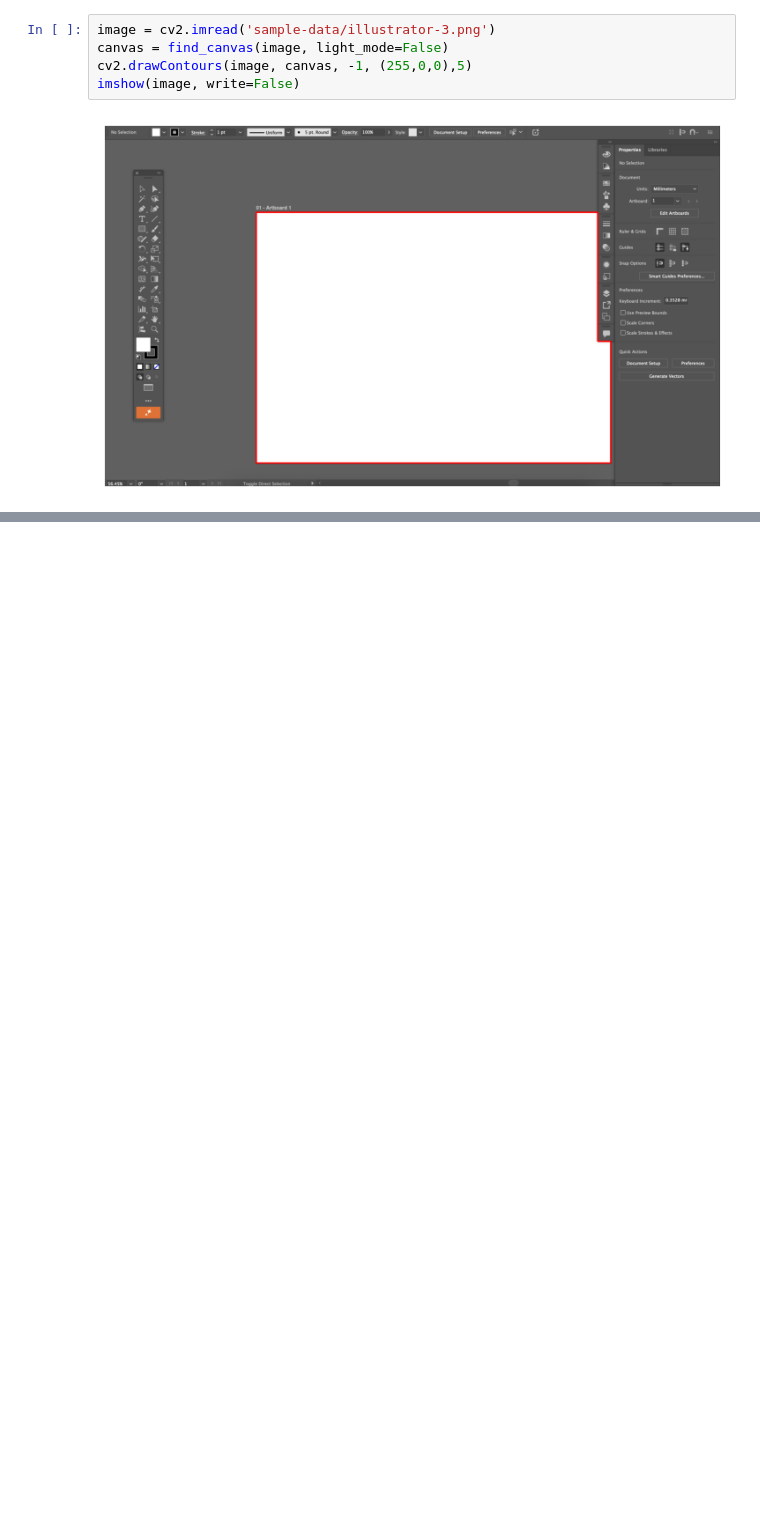
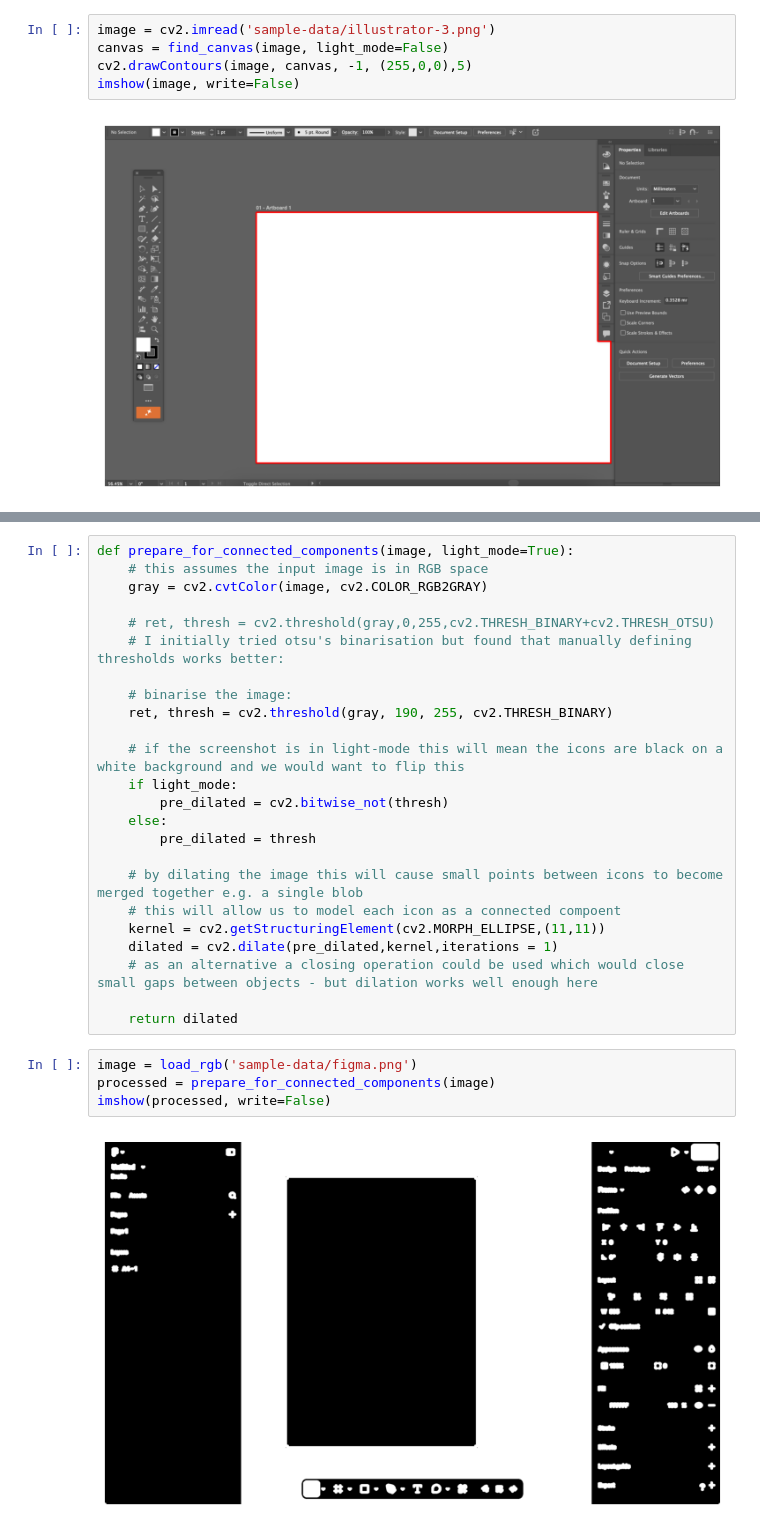
Before and after one commit to marcitt/DVS-Project, a Jupyter notebook: gui-analysis-notebook.ipynb, the cells around one changed output, grey strips where cells are left out. Cells and saved outputs as stored; diff of their text form; blank space fills up the shorter version.

Commit message:
Task 2 - extracting GUI icons

```diff
--- a/gui-analysis-notebook.ipynb
+++ b/gui-analysis-notebook.ipynb
@@ -113,0 +125,30 @@ Potential ideas:
+# %%
+def prepare_for_connected_components(image, light_mode=True):
+    # this assumes the input image is in RGB space
+    gray = cv2.cvtColor(image, cv2.COLOR_RGB2GRAY)
+
+    # ret, thresh = cv2.threshold(gray,0,255,cv2.THRESH_BINARY+cv2.THRESH_OTSU)
+    # I initially tried otsu's binarisation but found that manually defining thresholds works better:
+
+    # binarise the image:
+    ret, thresh = cv2.threshold(gray, 190, 255, cv2.THRESH_BINARY)
+
+    # if the screenshot is in light-mode this will mean the icons are black on a white background and we would want to flip this
+    if light_mode:
+        pre_dilated = cv2.bitwise_not(thresh)
+    else:
+        pre_dilated = thresh
+
+    # by dilating the image this will cause small points between icons to become merged together e.g. a single blob
+    # this will allow us to model each icon as a connected compoent
+    kernel = cv2.getStructuringElement(cv2.MORPH_ELLIPSE,(11,11))
+    dilated = cv2.dilate(pre_dilated,kernel,iterations = 1)
+    # as an alternative a closing operation could be used which would close small gaps between objects - but dilation works well enough here
+
+    return dilated
+# %%
+image = load_rgb('sample-data/figma.png')
+processed = prepare_for_connected_components(image)
+imshow(processed, write=False)
+# %% [output]
+[figure, added]
```
Also changed, not shown: parts of 6 cells of this notebook, 2 other files.
